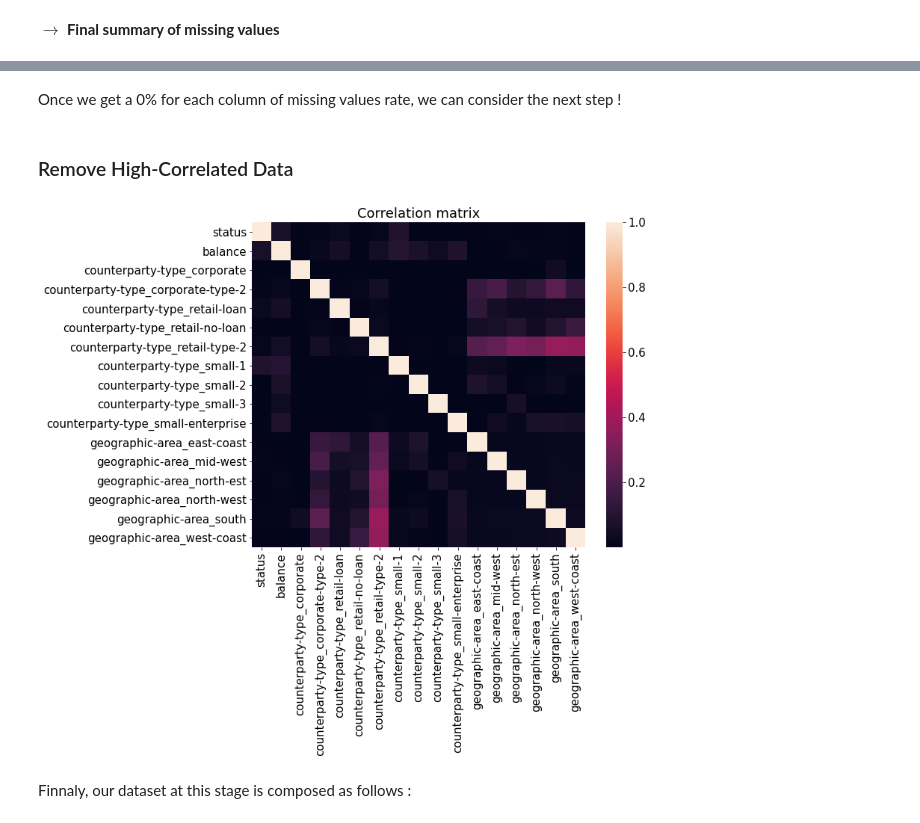
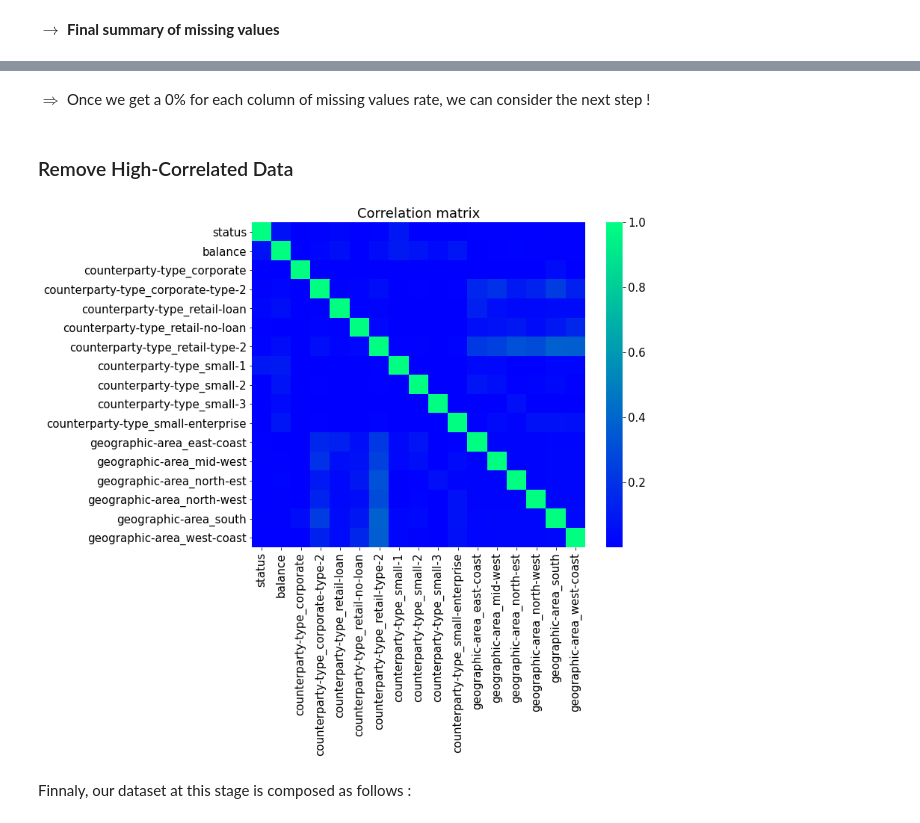
Before and after one commit to lcsrodriguez/intro-ml-assignment, a Jupyter notebook: assignment.ipynb, the cells around one changed output, grey strips where cells are left out. Cells and saved outputs as stored; diff of their text form; code cells hidden in the pictures.

```diff
--- a/assignment.ipynb
+++ b/assignment.ipynb
@@ -412,16 +416,16 @@ geographic-area_south                 0.0
 geographic-area_west-coast            0.0
 dtype: float64
 # %% [markdown]
-Once we get a 0% for each column of missing values rate, we can consider the next step !
+$\Longrightarrow$ Once we get a 0% for each column of missing values rate, we can consider the next step !
 # %% [markdown]
 ### Remove High-Correlated Data
 # %%
 correlation_matrix = X.corr().abs()
-sns.heatmap(correlation_matrix, annot=False)
+sns.heatmap(correlation_matrix, annot=False, cmap="winter")
 plt.title("Correlation matrix")
 plt.show()
 # %% [output]
-[figure, old version]
+[figure, new version]
 # %%
 # Select upper triangle of correlation matrix (because it's a symmetric matrix)
 upper = correlation_matrix.where(np.triu(np.ones(correlation_matrix.shape), k=1).astype(np.bool))
```
Also changed, not shown: parts of 6 cells of this notebook.
